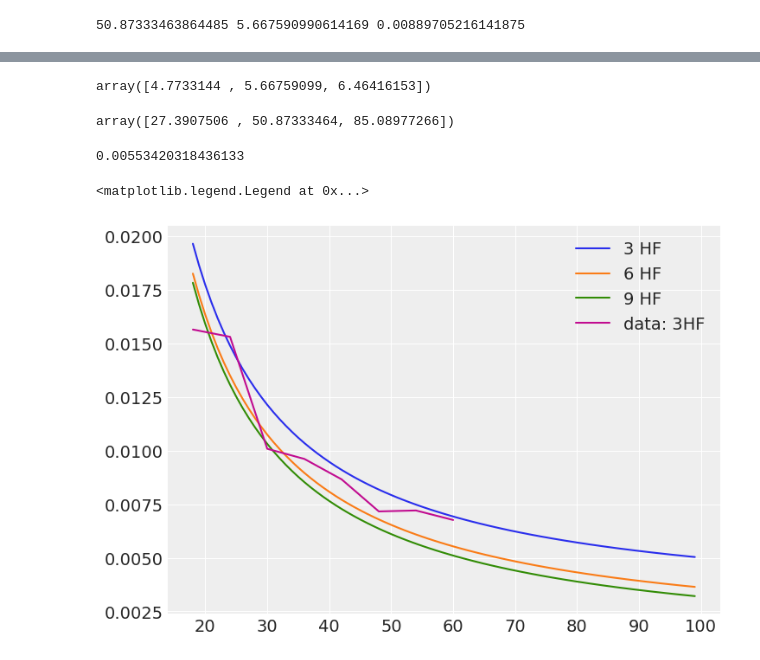
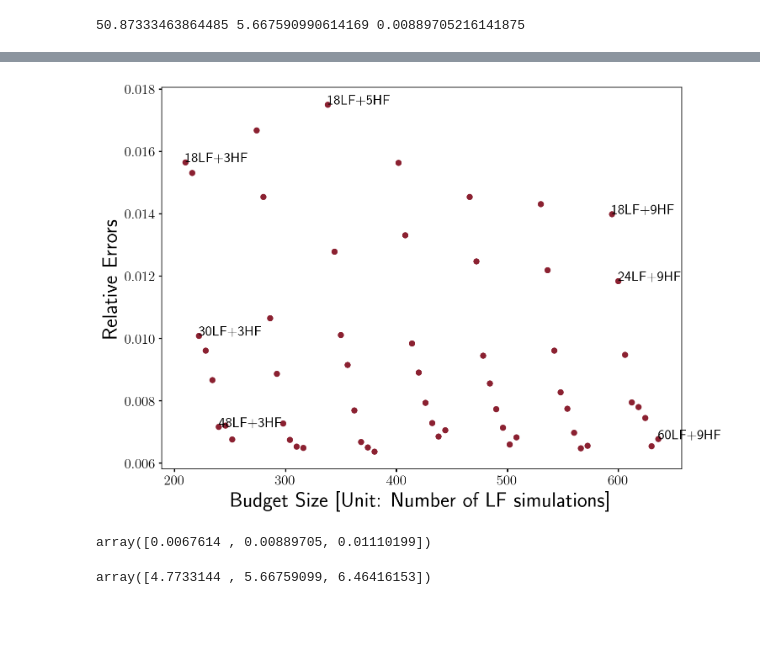
Before and after one commit to jibanCat/matter_emu_mfbox, a Jupyter notebook: notebooks/Infer Emulation errors using LF and HF points.ipynb, the cells around one changed output, grey strips where cells are left out. Saved outputs shown, nothing was run; the diff lists cells and outputs as text; code cells hidden in the pictures; blank space fills up the shorter version.

Commit message:
before new data comes in

```diff
--- a/notebooks/Infer Emulation errors using LF and HF points.ipynb
+++ b/notebooks/Infer Emulation errors using LF and HF points.ipynb
@@ -147,8 +174,26 @@ array([0.0067614 , 0.00889705, 0.01110199])
+# %%
+fig, ax = plt.subplots(figsize=(10.625, 8), nrows=1, ncols=1)
+
+plt.scatter(
+    n_lf + n_hf * 64, y_true,
+    color=colors[0]
+)
+for i,(x,y) in enumerate(zip(n_lf + n_hf * 64, y_true)):
+#     plt.text(x, y, i)
+    if i in [0, 2, 14, 55, 13, 6, 35]:
+        plt.text(x, y, "{}LF+{}HF".format(int(n_lf[i]), int(n_hf[i])))
+
+plt.xlabel("Budget Size [Unit: Number of LF simulations]")
+plt.ylabel("Relative Errors")
+
+fig.savefig("/home/jibancat/Documents/Latex/mf_boxsize_paper/images/budget_all_costs_errors.pdf", bbox_inches='tight', pad_inches=0.075)
+# %% [output]
+[figure, added]
+# %%
+np.quantile(trace["theta"], [0.25, 0.5, 0.75])
+# %% [output]
+array([0.0067614 , 0.00889705, 0.01110199])
 # %%
 np.quantile(trace["nu1"], [0.25, 0.5, 0.75])
 # %% [output]
 array([4.7733144 , 5.66759099, 6.46416153])
-# %%
-np.quantile(trace["rho"], [0.25, 0.5, 0.75])
-# %% [output]
-array([27.3907506 , 50.87333464, 85.08977266])
@@ -157,21 +199,0 @@ budget_size_fn = lambda num_lf, num_hf, theta, rho, nu : theta * (rho * num_lf *
-# %%
-budget_size_fn(60, 6, theta_mode, rho_mode, nu_mode)
-# %% [output]
-0.00553420318436133
-# %%
-all_n_lfs = np.arange(18, 100)
-
-ind = x_train[:, 1] == 3
-data_lf    = x_train[ind, 0]
-data_error = y_train[ind, 0]
-
-plt.plot(all_n_lfs, budget_size_fn(all_n_lfs, 3, theta_mode, rho_mode, nu_mode), label="3 HF")
-plt.plot(all_n_lfs, budget_size_fn(all_n_lfs, 6, theta_mode, rho_mode, nu_mode), label="6 HF")
-plt.plot(all_n_lfs, budget_size_fn(all_n_lfs, 9, theta_mode, rho_mode, nu_mode), label="9 HF")
-
-plt.plot(data_lf, data_error, label="data: 3HF")
-
-plt.legend()
-# %% [output]
-<matplotlib.legend.Legend at 0x...>
-[figure, removed]
```
Also changed, not shown: parts of 16 cells of this notebook.
